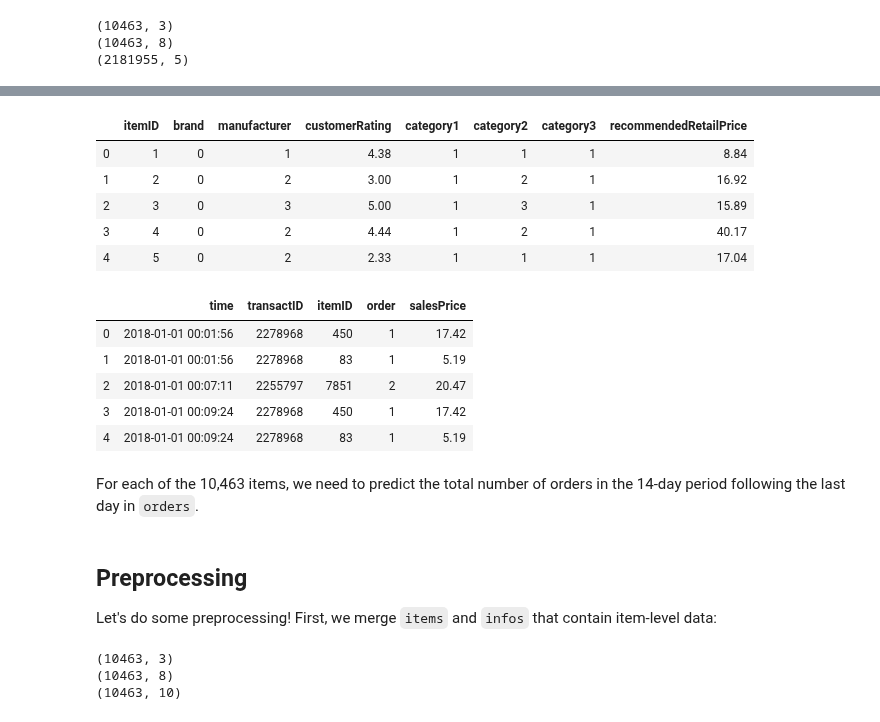
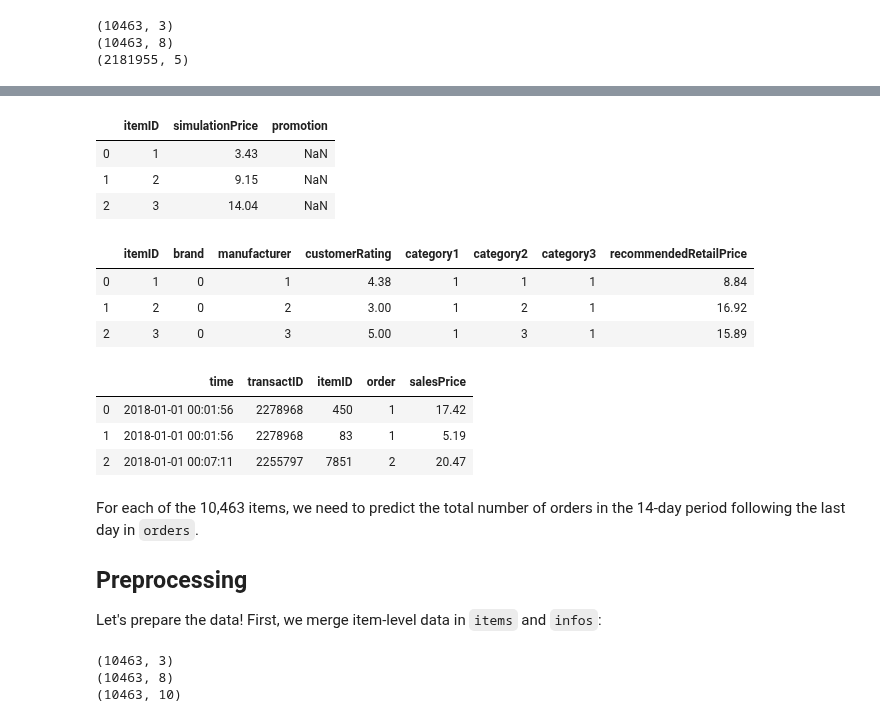
Before and after one commit to kozodoi/website, a Jupyter notebook: _notebooks/2020-07-27-demand-forecasting.ipynb, the cells around one changed output, grey strips where cells are left out. Saved outputs shown, nothing was run; the diff lists cells and outputs as text; code cells hidden in the pictures.

```diff
--- a/_notebooks/2020-07-27-demand-forecasting.ipynb
+++ b/_notebooks/2020-07-27-demand-forecasting.ipynb
@@ -67,27 +59,28 @@ infos.head()
-# %%
-#collapse-show
-items.head()
-# %% [output]
-|  | itemID | brand | manufacturer | customerRating | category1 | category2 | category3 | recommendedRetailPrice |
-| 0 | 1 | 0 | 1 | 4.38 | 1 | 1 | 1 | 8.84 |
-| 1 | 2 | 0 | 2 | 3.00 | 1 | 2 | 1 | 16.92 |
-| 2 | 3 | 0 | 3 | 5.00 | 1 | 3 | 1 | 15.89 |
-| 3 | 4 | 0 | 2 | 4.44 | 1 | 2 | 1 | 40.17 |
-| 4 | 5 | 0 | 2 | 2.33 | 1 | 1 | 1 | 17.04 |
-# %%
-#collapse-show
-orders.head()
-# %% [output]
-|  | time | transactID | itemID | order | salesPrice |
-| 0 | 2018-01-01 00:01:56 | 2278968 | 450 | 1 | 17.42 |
-| 1 | 2018-01-01 00:01:56 | 2278968 | 83 | 1 | 5.19 |
-| 2 | 2018-01-01 00:07:11 | 2255797 | 7851 | 2 | 20.47 |
-| 3 | 2018-01-01 00:09:24 | 2278968 | 450 | 1 | 17.42 |
-| 4 | 2018-01-01 00:09:24 | 2278968 | 83 | 1 | 5.19 |
+# %%
+infos.head(3)
+# %% [output]
+|  | itemID | simulationPrice | promotion |
+| 0 | 1 | 3.43 | NaN |
+| 1 | 2 | 9.15 | NaN |
+| 2 | 3 | 14.04 | NaN |
+# %%
+items.head(3)
+# %% [output]
+|  | itemID | brand | manufacturer | customerRating | category1 | category2 | category3 | recommendedRetailPrice |
+| 0 | 1 | 0 | 1 | 4.38 | 1 | 1 | 1 | 8.84 |
+| 1 | 2 | 0 | 2 | 3.00 | 1 | 2 | 1 | 16.92 |
+| 2 | 3 | 0 | 3 | 5.00 | 1 | 3 | 1 | 15.89 |
+# %%
+orders.head(3)
+# %% [output]
+|  | time | transactID | itemID | order | salesPrice |
+| 0 | 2018-01-01 00:01:56 | 2278968 | 450 | 1 | 17.42 |
+| 1 | 2018-01-01 00:01:56 | 2278968 | 83 | 1 | 5.19 |
+| 2 | 2018-01-01 00:07:11 | 2255797 | 7851 | 2 | 20.47 |
 # %% [markdown]
 For each of the 10,463 items, we need to predict the total number of orders in the 14-day period following the last day in `orders`.
+
+## Preprocessing
+
+Let's prepare the data! First, we merge item-level data in `items` and `infos`:
-# %% [markdown]
-## Preprocessing
-
-Let's do some preprocessing! First, we merge `items` and `infos` that contain item-level data:
 # %%
```
Also changed, not shown: parts of 38 cells of this notebook, 2 other files.
